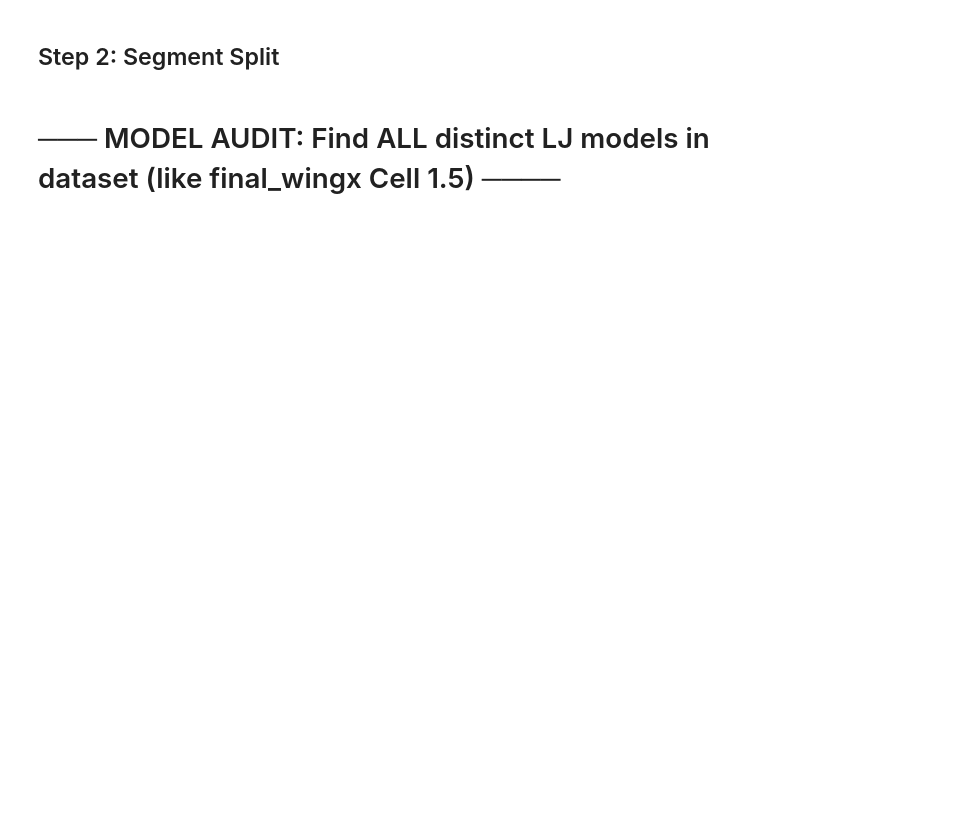
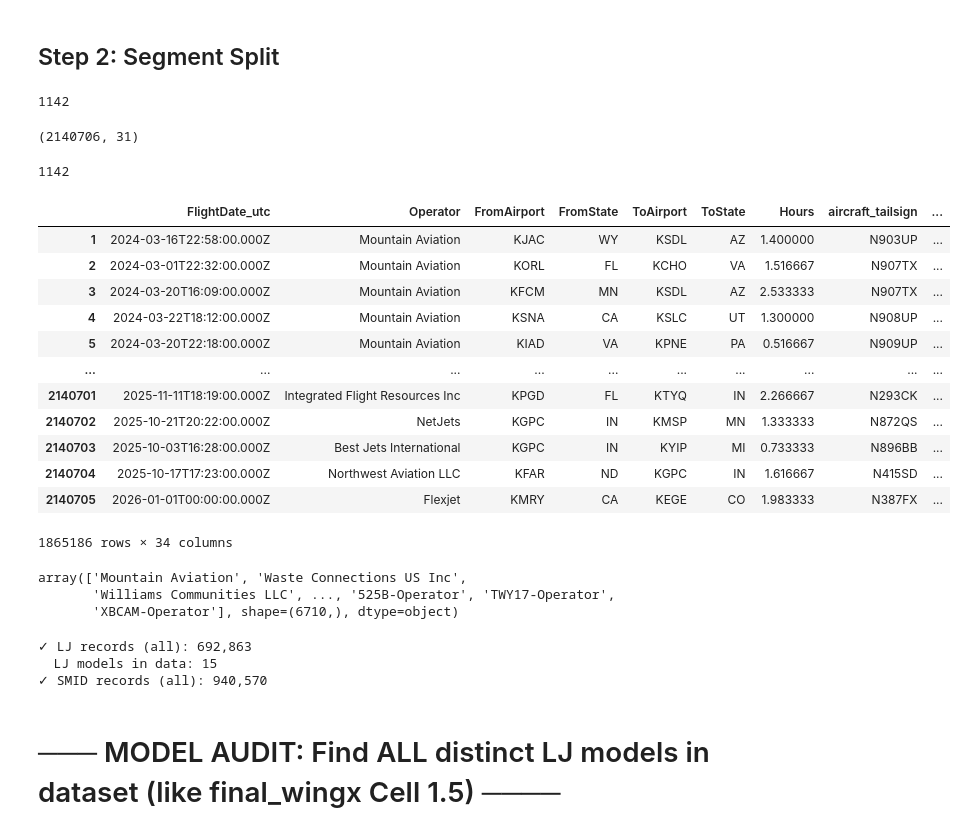
Before and after one commit to tausif-agntworksai/flight-pipeline, a Jupyter notebook: pricing/eda/vedant/fresh/combined_ti_li_si_pipeline_final.ipynb, the cells around one changed output. Cells and saved outputs as stored; diff of their text form; code cells hidden in the pictures; blank space fills up the shorter version.

```diff
--- a/pricing/eda/vedant/fresh/combined_ti_li_si_pipeline_final.ipynb
+++ b/pricing/eda/vedant/fresh/combined_ti_li_si_pipeline_final.ipynb
@@ -199,37 +208,39 @@ print(f"  Super Midsize Jet ranges: {len(CTS_TOGGLE_MAP['Super Midsize Jet'])} t
 ## Step 1: Load & Preprocess
 # %%
 df = pd.read_parquet(RAW_PARQUET)
-df['FlightDate_local'] = pd.to_datetime(df['FlightDate_local'])
-df['year_local']  = df['FlightDate_local'].dt.year
-df['month_local'] = df['FlightDate_local'].dt.month
-df = df.rename(columns={'FromCluster': 'FromMetro', 'ToCluster': 'ToMetro'})
+# df['FlightDate_local'] = pd.to_datetime(df['FlightDate_local'])
+# df['year_local']  = df['FlightDate_local'].dt.year
+# df['month_local'] = df['FlightDate_local'].dt.month
 
 print(f"✓ Loaded {len(df):,} records")
 print(f"  Date range: {df['FlightDate_local'].min().date()} to {df['FlightDate_local'].max().date()}")
 
 # Filter to inter-metro (EXACT MATCH: regenerate_master does NOT filter by year)
-if SELECTED_YEARS is not None:
-    data = df[
-        df['year_local'].isin(SELECTED_YEARS) &
-        (df['FromMetro'] != df['ToMetro']) &
-        (df['FromMetro'] != 'OTHER_METRO') &
-        (df['ToMetro'] != 'OTHER_METRO')
-    ].copy()
-    print(f"✓ Filtered to {SELECTED_YEARS}")
-else:
-    # EXACT MATCH: regenerate_master uses ALL years (no year filter)
-    data = df[
-        (df['FromMetro'] != df['ToMetro']) &
-        (df['FromMetro'] != 'OTHER_METRO') &
-        (df['ToMetro'] != 'OTHER_METRO')
-    ].copy()
-    print(f"✓ No year filter applied (using all years like regenerate_master)")
+# if SELECTED_YEARS is not None:
+data = df[
+    df['year_local'].isin(SELECTED_YEARS) &
+    (df['FromMetro'] != df['ToMetro'])
+    # (df['FromMetro'] != 'OTHER_METRO') &
+    # (df['ToMetro'] != 'OTHER_METRO')
+].copy()
+print(f"✓ Filtered to {SELECTED_YEARS}")
+# else:
+#     # EXACT MATCH: regenerate_master uses ALL years (no year filter)
+#     data = df[
+#         (df['FromMetro'] != df['ToMetro']) &
+#         (df['FromMetro'] != 'OTHER_METRO') &
+#         (df['ToMetro'] != 'OTHER_METRO')
+#     ].copy()
+#     print(f"✓ No year filter applied (using all years like regenerate_master)")
 
 # Build corridors (format: "Metro->Metro" at metro level)
 data['Route']   = data['FromMetro'] + '->' + data['ToMetro']
 data['corridor_city_mapping'] = data['FromCity'] + '->' + data['ToCity']  # City-level mapping
 data['is_wu']   = data['Operator'].isin(WU_OPERATORS)
 
+df['Route']   = df['FromMetro'] + '->' + df['ToMetro']
+df['corridor_city_mapping'] = data['FromCity'] + '->' + df['ToCity']
+
 # Categorize days and time buckets
 data['day_name']    = pd.Categorical(data['dow_local'],         categories=DAY_ORDER,    ordered=True)
 data['hour_bucket'] = pd.Categorical(data['hour_bucket_local'], categories=BUCKET_ORDER, ordered=True)
@@ -243,2 +265,10 @@ print(f"✓ Preprocessed {len(data):,} inter-metro records (OTHER_METRO excluded
 # %% [markdown]
 ## Step 2: Segment Split
+# %%
+df[df["Route"]=="Denver->LA Basin"]['corridor_city_mapping'].nunique()
+# %% [output]
+1142
+# %%
+df.shape
+# %% [output]
+(2140706, 31)
@@ -245,3 +281,29 @@ print(f"✓ Preprocessed {len(data):,} inter-metro records (OTHER_METRO excluded
+# %%
+data_t[data_t["Route"]=="Denver->LA Basin"]['corridor_city_mapping'].nunique()
+# %% [output]
+1142
+# %%
+data[df['year_local'].isin(SELECTED_YEARS)]
+# %% [output]
+|  | FlightDate_utc | Operator | FromAirport | FromState | ToAirport | ToState | Hours | aircraft_tailsign | ... |
+| 1 | 2024-03-16T22:58:00.000Z | Mountain Aviation | KJAC | WY | KSDL | AZ | 1.400000 | N903UP | ... |
+| 2 | 2024-03-01T22:32:00.000Z | Mountain Aviation | KORL | FL | KCHO | VA | 1.516667 | N907TX | ... |
+| 3 | 2024-03-20T16:09:00.000Z | Mountain Aviation | KFCM | MN | KSDL | AZ | 2.533333 | N907TX | ... |
+| 4 | 2024-03-22T18:12:00.000Z | Mountain Aviation | KSNA | CA | KSLC | UT | 1.300000 | N908UP | ... |
+| 5 | 2024-03-20T22:18:00.000Z | Mountain Aviation | KIAD | VA | KPNE | PA | 0.516667 | N909UP | ... |
+| ... | ... | ... | ... | ... | ... | ... | ... | ... | ... |
+| 2140701 | 2025-11-11T18:19:00.000Z | Integrated Flight Resources Inc | KPGD | FL | KTYQ | IN | 2.266667 | N293CK | ... |
+| 2140702 | 2025-10-21T20:22:00.000Z | NetJets | KGPC | IN | KMSP | MN | 1.333333 | N872QS | ... |
+| 2140703 | 2025-10-03T16:28:00.000Z | Best Jets International | KGPC | IN | KYIP | MI | 0.733333 | N896BB | ... |
+| 2140704 | 2025-10-17T17:23:00.000Z | Northwest Aviation LLC | KFAR | ND | KGPC | IN | 1.616667 | N415SD | ... |
+| 2140705 | 2026-01-01T00:00:00.000Z | Flexjet | KMRY | CA | KEGE | CO | 1.983333 | N387FX | ... |
+1865186 rows × 34 columns
+# %%
+df["Operator"].unique()
+# %% [output]
+array(['Mountain Aviation', 'Waste Connections US Inc',
+       'Williams Communities LLC', ..., '525B-Operator', 'TWY17-Operator',
+       'XBCAM-Operator'], shape=(6710,), dtype=object)
 # %%
 smid_data = data[data['aircraft_segment'] == 'Super Midsize Jet'].copy()
 lj_data   = data[data['aircraft_model'].isin(LIGHT_JET_MODELS)].copy()
@@ -249,6 +311,10 @@ lj_data   = data[data['aircraft_model'].isin(LIGHT_JET_MODELS)].copy()
 print(f"✓ LJ records (all): {len(lj_data):,}")
 print(f"  LJ models in data: {lj_data['aircraft_model'].nunique()}")
 print(f"✓ SMID records (all): {len(smid_data):,}")
+# %% [output]
+✓ LJ records (all): 692,863
+  LJ models in data: 15
+✓ SMID records (all): 940,570
 # %% [markdown]
 # ─── MODEL AUDIT: Find ALL distinct LJ models in dataset (like final_wingx Cell 1.5) ────
 # %%
```
Also changed, not shown: parts of 24 cells of this notebook, 8 other files.
